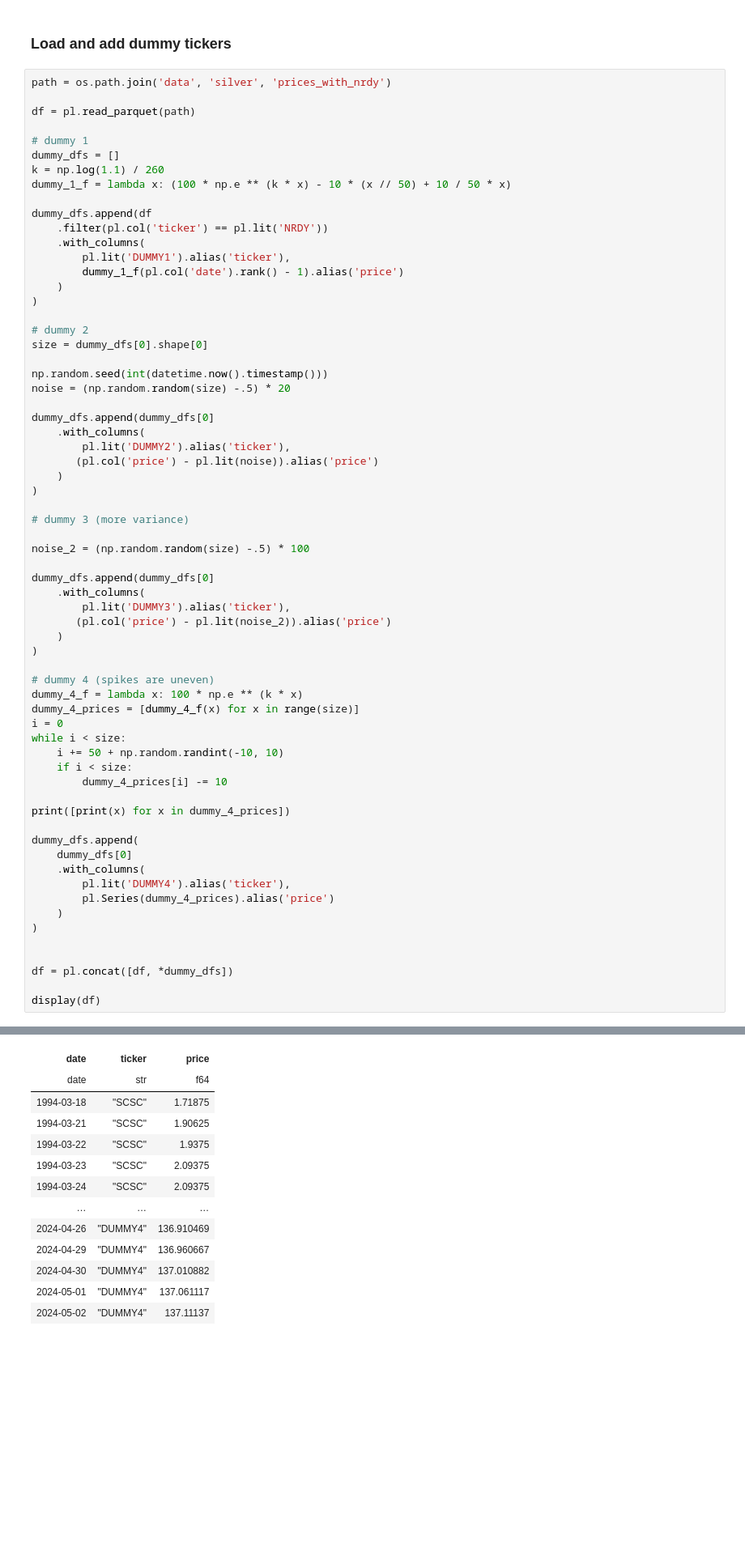
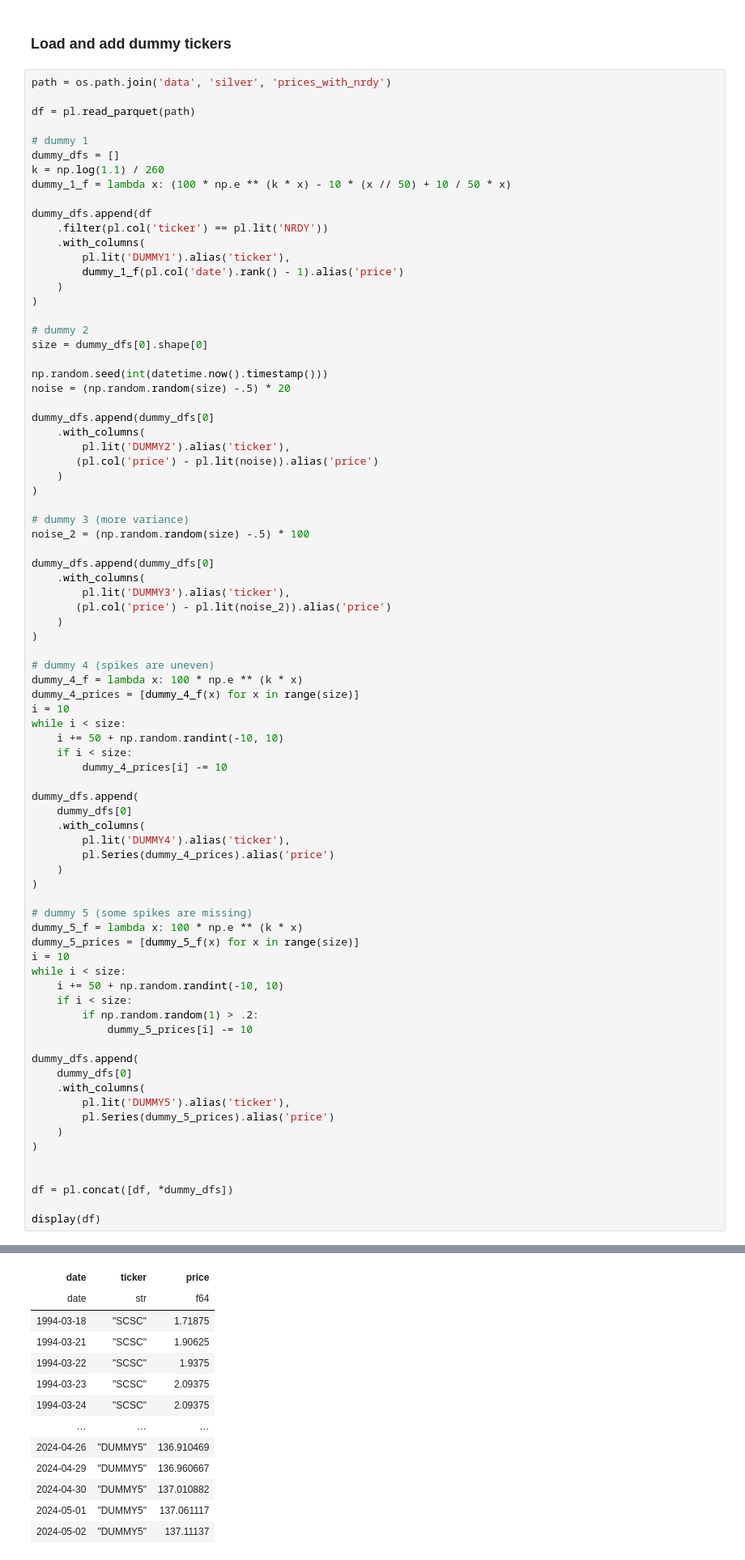
Before and after one commit to GoneSahlin/PutAnalysis, a Jupyter notebook: analysis/approach_2.ipynb, the cells around one changed output, grey strips where cells are left out. Shown at 81% size. Saved outputs shown, nothing was run; the diff lists cells and outputs as text; blank space fills up the shorter version.

```diff
--- a/analysis/approach_2.ipynb
+++ b/analysis/approach_2.ipynb
@@ -51,7 +55,6 @@ dummy_dfs.append(dummy_dfs[0]
 )
 
 # dummy 3 (more variance)
-
 noise_2 = (np.random.random(size) -.5) * 100
 
 dummy_dfs.append(dummy_dfs[0]
@@ -64,13 +67,11 @@ dummy_dfs.append(dummy_dfs[0]
 # dummy 4 (spikes are uneven)
 dummy_4_f = lambda x: 100 * np.e ** (k * x)
 dummy_4_prices = [dummy_4_f(x) for x in range(size)]
-i = 0
+i = 10
 while i < size:
     i += 50 + np.random.randint(-10, 10)
     if i < size:
         dummy_4_prices[i] -= 10
-
-print([print(x) for x in dummy_4_prices])
 
 dummy_dfs.append(
     dummy_dfs[0]
@@ -80,6 +81,24 @@ dummy_dfs.append(
     )
 )
 
+# dummy 5 (some spikes are missing)
+dummy_5_f = lambda x: 100 * np.e ** (k * x)
+dummy_5_prices = [dummy_5_f(x) for x in range(size)]
+i = 10
+while i < size:
+    i += 50 + np.random.randint(-10, 10)
+    if i < size:
+        if np.random.random(1) > .2:
+            dummy_5_prices[i] -= 10
+
+dummy_dfs.append(
+    dummy_dfs[0]
+    .with_columns(
+        pl.lit('DUMMY5').alias('ticker'),
+        pl.Series(dummy_5_prices).alias('price')
+    )
+)
+
 
 df = pl.concat([df, *dummy_dfs])
 
@@ -106,16 +108,16 @@ shape: (16_412_703, 3)
 | date | ticker | price |
 | date | str | f64 |
 | 1994-03-18 | "SCSC" | 1.71875 |
 | 1994-03-21 | "SCSC" | 1.90625 |
 | 1994-03-22 | "SCSC" | 1.9375 |
 | 1994-03-23 | "SCSC" | 2.09375 |
 | 1994-03-24 | "SCSC" | 2.09375 |
 | … | … | … |
-| 2024-04-26 | "DUMMY4" | 136.910469 |
-| 2024-04-29 | "DUMMY4" | 136.960667 |
-| 2024-04-30 | "DUMMY4" | 137.010882 |
-| 2024-05-01 | "DUMMY4" | 137.061117 |
-| 2024-05-02 | "DUMMY4" | 137.11137 |
+| 2024-04-26 | "DUMMY5" | 136.910469 |
+| 2024-04-29 | "DUMMY5" | 136.960667 |
+| 2024-04-30 | "DUMMY5" | 137.010882 |
+| 2024-05-01 | "DUMMY5" | 137.061117 |
+| 2024-05-02 | "DUMMY5" | 137.11137 |
 # %% [markdown]
 ### Plot price over time
 # %%
```
Also changed, not shown: parts of 4 cells of this notebook.
